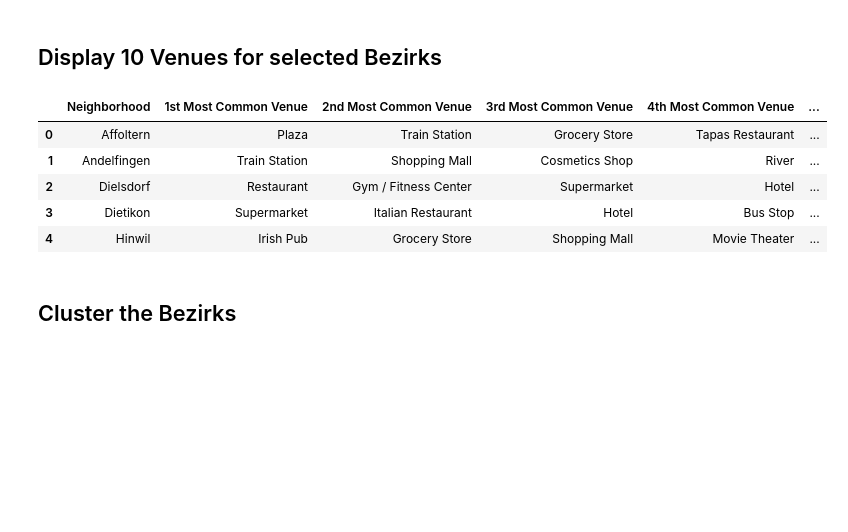
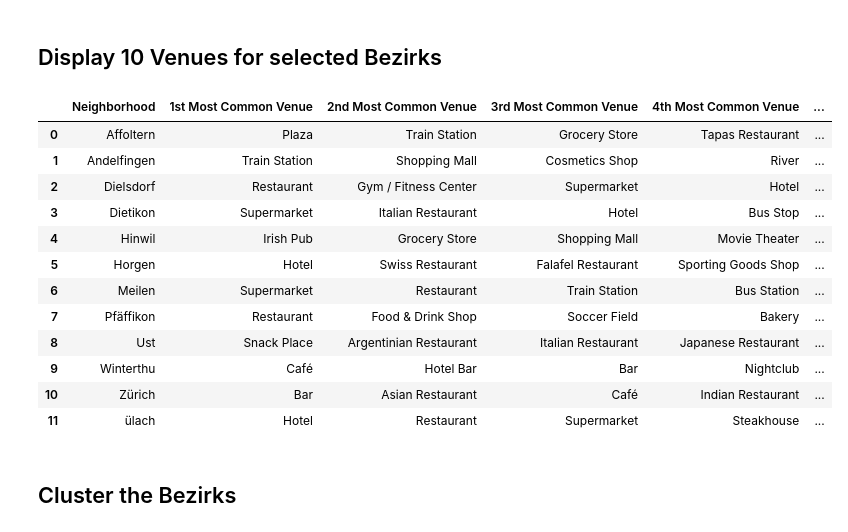
Before and after one commit to EldhosePoulose/Capstone_Project, a Jupyter notebook: Trending Business Ventures in Zurich, Switzerland.ipynb, the cells around one changed output. Drawn from its saved outputs; the diff is of its cells as text; code cells hidden in the pictures; blank space fills up the shorter version.

```diff
--- a/Trending Business Ventures in Zurich, Switzerland.ipynb
+++ b/Trending Business Ventures in Zurich, Switzerland.ipynb
@@ -710,31 +741,39 @@ def return_most_common_venues(row, num_top_venues):
 # %%
 num_top_venues = 10
 
 indicators = ['st', 'nd', 'rd']
 
 # create columns according to number of top venues
 columns = ['Neighborhood']
 for ind in np.arange(num_top_venues):
     try:
         columns.append('{}{} Most Common Venue'.format(ind+1, indicators[ind]))
     except:
         columns.append('{}th Most Common Venue'.format(ind+1))
 
 # create a new dataframe
 bezirk_venues_sorted = pd.DataFrame(columns=columns)
 bezirk_venues_sorted['Neighborhood'] = bezirk_grouped['Neighborhood']
 
 for ind in np.arange(bezirk_grouped.shape[0]):
     bezirk_venues_sorted.iloc[ind, 1:] = return_most_common_venues(bezirk_grouped.iloc[ind, :], num_top_venues)
 
-bezirk_venues_sorted.head()
+#bezirk_venues_sorted.head()
+bezirk_venues_sorted
 # %% [output]
 |  | Neighborhood | 1st Most Common Venue | 2nd Most Common Venue | 3rd Most Common Venue | 4th Most Common Venue | ... |
 | 0 | Affoltern | Plaza | Train Station | Grocery Store | Tapas Restaurant | ... |
 | 1 | Andelfingen | Train Station | Shopping Mall | Cosmetics Shop | River | ... |
 | 2 | Dielsdorf | Restaurant | Gym / Fitness Center | Supermarket | Hotel | ... |
 | 3 | Dietikon | Supermarket | Italian Restaurant | Hotel | Bus Stop | ... |
 | 4 | Hinwil | Irish Pub | Grocery Store | Shopping Mall | Movie Theater | ... |
+| 5 | Horgen | Hotel | Swiss Restaurant | Falafel Restaurant | Sporting Goods Shop | ... |
+| 6 | Meilen | Supermarket | Restaurant | Train Station | Bus Station | ... |
+| 7 | Pfäffikon | Restaurant | Food & Drink Shop | Soccer Field | Bakery | ... |
+| 8 | Ust | Snack Place | Argentinian Restaurant | Italian Restaurant | Japanese Restaurant | ... |
+| 9 | Winterthu | Café | Hotel Bar | Bar | Nightclub | ... |
+| 10 | Zürich | Bar | Asian Restaurant | Café | Indian Restaurant | ... |
+| 11 | ülach | Hotel | Restaurant | Supermarket | Steakhouse | ... |
 # %% [markdown]
 ## Cluster the Bezirks
 # %% [markdown]
```
Also changed, not shown: parts of 25 cells of this notebook, 2 other files.
